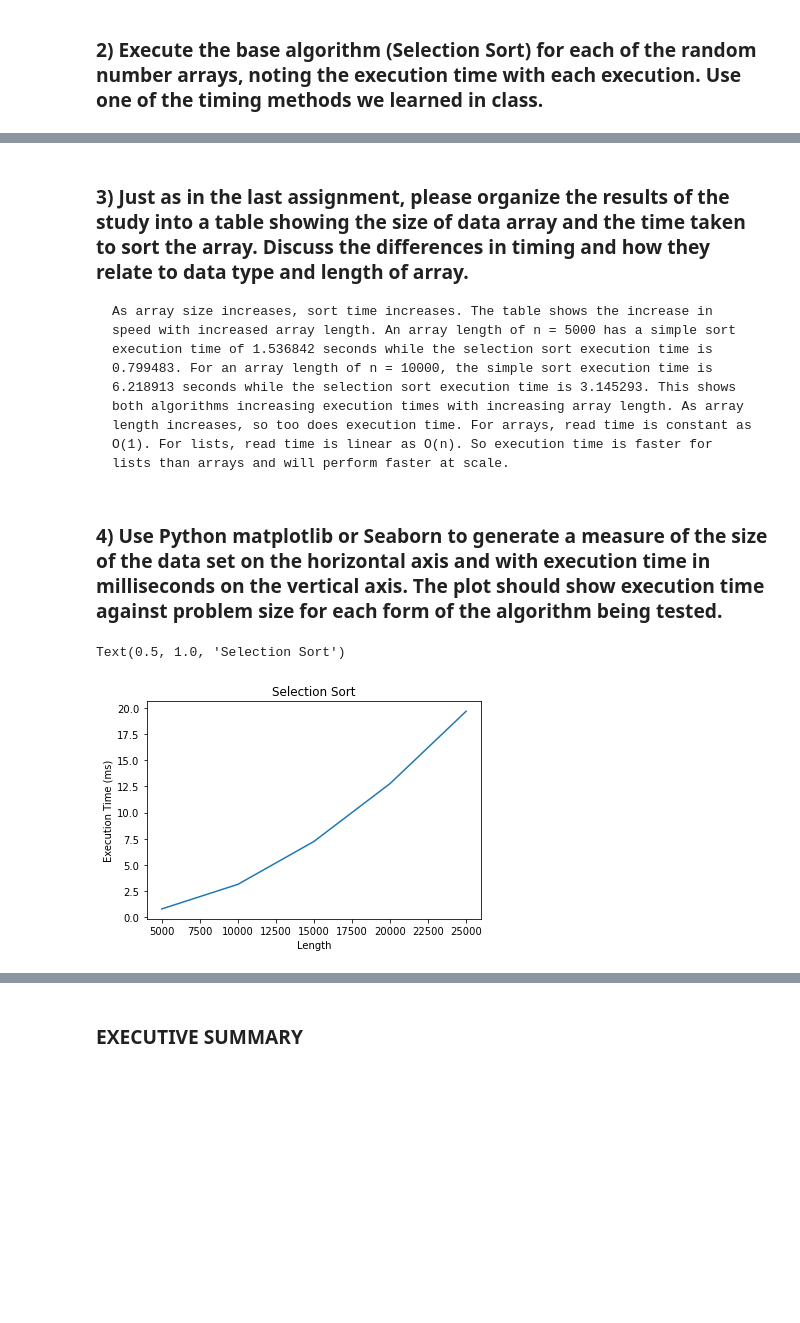
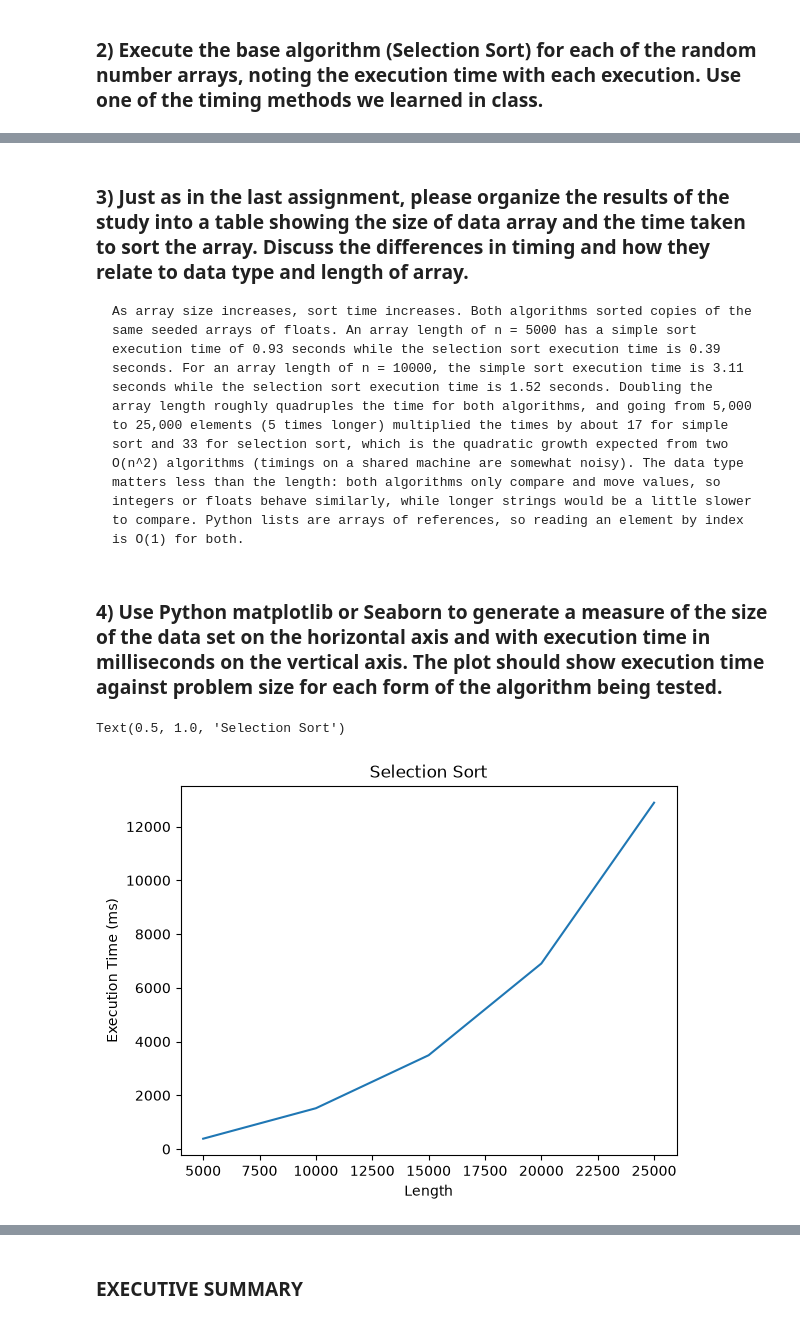
Before and after one commit to EAName/Data-Engineering-Algorithms, a Jupyter notebook: Selection Sort Algorithm.ipynb, the cells around one changed output, grey strips where cells are left out. Drawn from its saved outputs; the diff is of its cells as text; code cells hidden in the pictures; blank space fills up the shorter version.

```diff
--- a/Selection Sort Algorithm.ipynb
+++ b/Selection Sort Algorithm.ipynb
@@ -333,22 +329,22 @@ df_times
 # %% [markdown]
 ### 3) Just as in the last assignment, please organize the results of the study into a table showing the size of data array and the time taken to sort the array. Discuss the differences in timing and how they relate to data type and length of array.
 
-    As array size increases, sort time increases. The table shows the increase in speed with increased array length. An array length of n = 5000 has a simple sort execution time of 1.536842 seconds while the selection sort execution time is 0.799483. For an array length of n = 10000, the simple sort execution time is 6.218913 seconds while the selection sort execution time is 3.145293. This shows both algorithms increasing execution times with increasing array length. As array length increases, so too does execution time. For arrays, read time is constant as O(1). For lists, read time is linear as O(n). So execution time is faster for lists than arrays and will perform faster at scale.
+    As array size increases, sort time increases. Both algorithms sorted copies of the same seeded arrays of floats. An array length of n = 5000 has a simple sort execution time of 0.93 seconds while the selection sort execution time is 0.39 seconds. For an array length of n = 10000, the simple sort execution time is 3.11 seconds while the selection sort execution time is 1.52 seconds. Doubling the array length roughly quadruples the time for both algorithms, and going from 5,000 to 25,000 elements (5 times longer) multiplied the times by about 17 for simple sort and 33 for selection sort, which is the quadratic growth expected from two O(n^2) algorithms (timings on a shared machine are somewhat noisy). The data type matters less than the length: both algorithms only compare and move values, so integers or floats behave similarly, while longer strings would be a little slower to compare. Python lists are arrays of references, so reading an element by index is O(1) for both.
 # %% [markdown]
 ### 4) Use Python matplotlib or Seaborn to generate a measure of the size of the data set on the horizontal axis and with execution time in milliseconds on the vertical axis. The plot should show execution time against problem size for each form of the algorithm being tested.
 # %%
 for i in range(len(N)):
     selection_sort[i]
     #print(N[i],selection_sort[i])
 
 
-plt.plot(N,selection_sort)
+plt.plot(N, np.array(selection_sort) * 1000)
 plt.xlabel('Length')
 plt.ylabel('Execution Time (ms)')
 plt.title('Selection Sort')
 # %% [output]
 Text(0.5, 1.0, 'Selection Sort')
-[figure, old version]
+[figure, new version]
 # %%
 for i in range(len(N)):
     simple_sort[i]
```
Also changed, not shown: parts of 4 cells of this notebook, 8 other files.
